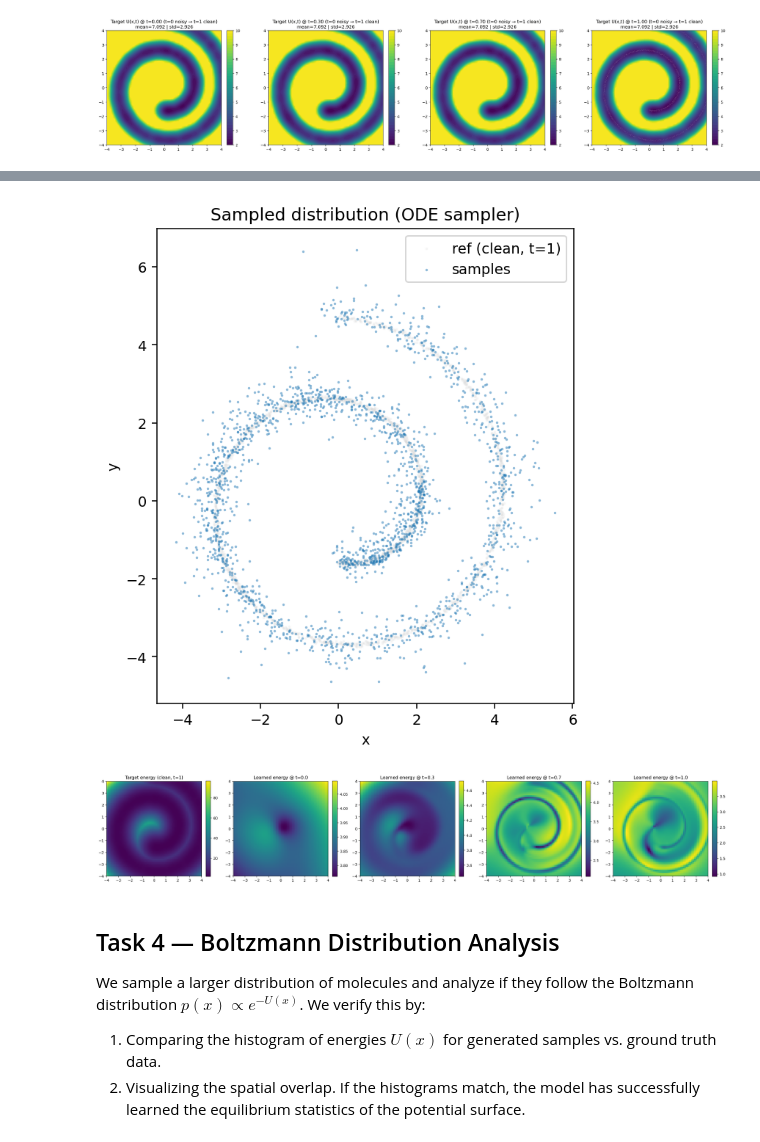
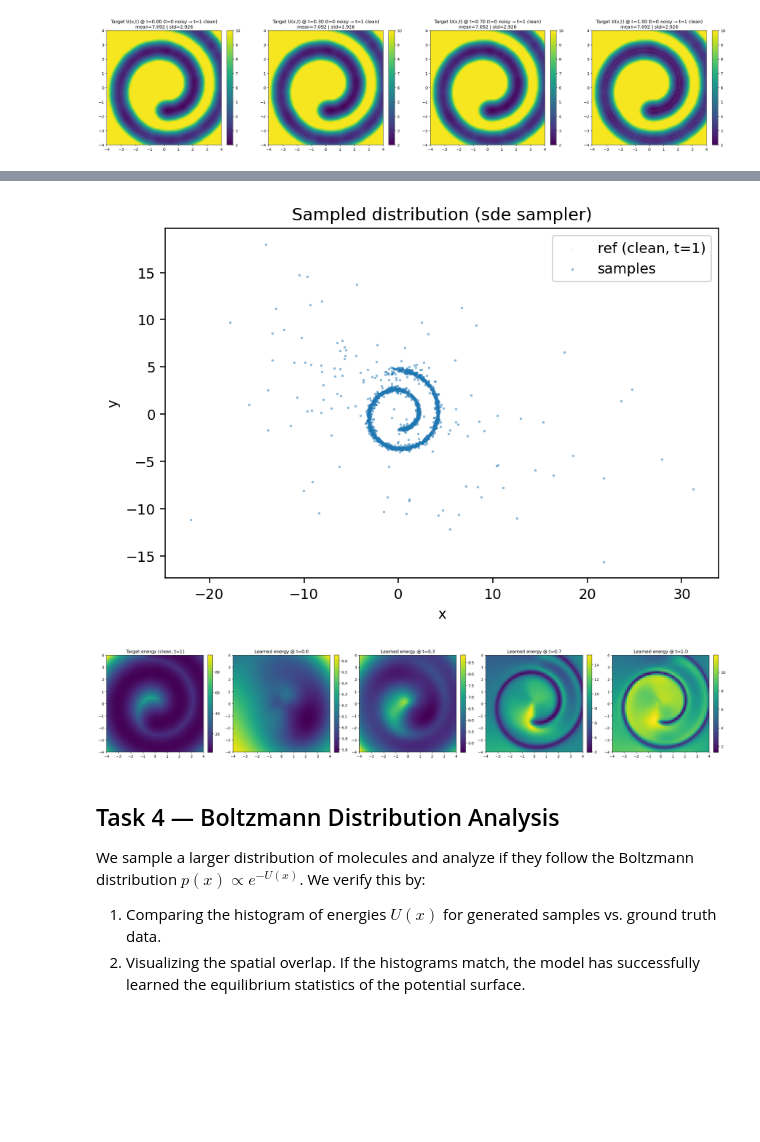
Before and after one commit to maximoffdev/DrugFlow, a Jupyter notebook: notebooks/swiss_roll_hjb_training.ipynb, the cells around one changed output, grey strips where cells are left out. Drawn from its saved outputs; the diff is of its cells as text; code cells hidden in the pictures; blank space fills up the shorter version.

Commit message:
Dual Model Training implementation

```diff
--- a/notebooks/swiss_roll_hjb_training.ipynb
+++ b/notebooks/swiss_roll_hjb_training.ipynb
@@ -206,17 +206,15 @@ def predict_energy_grid(
         temp = torch.full((N, 1), float(temperature), device=xy_grid.device, dtype=torch.float32)
     else:
         temp = None
-    pred, _ = model.dynamics(
+    _pred_diff, _pred_corr, pred_total = model._forward_model_components(
         ligand['x'],
         ligand['one_hot'],
         ligand['mask'],
-        pocket=None,
-        t=t,
+        t,
         temperature=temp,
-        bonds_ligand=None,
-        sc_transform=None,
+        correction_active=(model._phase_name_for_epoch() == 'correction'),
     )
-    e = pred['energy'].detach().cpu().numpy().reshape(grid_size, grid_size)
+    e = pred_total['energy'].detach().cpu().numpy().reshape(grid_size, grid_size)
     return e
 
 
@@ -844,47 +858,47 @@ samp = model.sample_ligand(
     num_nodes=1,
     temperature=1.0,
     temperature_sampler=1.0,
-    x_sampler='ode',
+    x_sampler=SAMPLE_X_MODE,
     h_sampler='markov_bridge',
-    stochastic_x=False,
+    stochastic_x=SAMPLE_STOCHASTIC_X,
     stochastic_h=False,
  )
 xy = samp['x'].detach().cpu().numpy()
 ax.scatter(ref[:, 0], ref[:, 1], s=3, c='0.85', alpha=0.25, linewidths=0, label='ref (clean, t=1)')
 ax.scatter(xy[:, 0], xy[:, 1], s=3, alpha=0.5, linewidths=0, label='samples')
-ax.set_title('Sampled distribution (ODE sampler)')
+ax.set_title(f'Sampled distribution ({SAMPLE_X_MODE} sampler)')
 ax.set_xlabel('x')
 ax.set_ylabel('y')
 ax.set_aspect('equal', adjustable='box')
 ax.legend()
 plt.show()
 
 fig, axes = plt.subplots(1, 1 + len(times_to_plot), figsize=(24, 5), dpi=140)
 
 # Target: show clean (t=1) energy surface for reference
 u_true_clean = target_energy_grid_at_t(t_val=1.0, clip_max=None)
 im0 = axes[0].imshow(u_true_clean, origin='lower', extent=(-4,4,-4,4), cmap='viridis', aspect='equal')
 axes[0].set_title('Target energy (clean, t=1)')
 plt.colorbar(im0, ax=axes[0], fraction=0.046, pad=0.04)
 
 for i, t_val in enumerate(times_to_plot):
     u_learned = predict_energy_grid(
         model,
         xy_grid=grid_tensor,
         grid_size=grid_size,
         allowed_z=allowed_z,
         t_val=float(t_val),
         temperature=1.0,
     )
     im = axes[i + 1].imshow(u_learned, origin='lower', extent=(-4,4,-4,4), cmap='viridis', aspect='equal')
     axes[i + 1].set_title(f'Learned energy @ t={float(t_val):.1f}')
     plt.colorbar(im, ax=axes[i + 1], fraction=0.046, pad=0.04)
 
 plt.tight_layout()
 plt.show()
 # %% [output]
-[figure, old version]
+[figure, new version]
-[figure, old version]
+[figure, new version]
 # %% [markdown]
 ## Task 4 — Boltzmann Distribution Analysis
 We sample a larger distribution of molecules and analyze if they follow the Boltzmann distribution $p(x) \propto e^{-U(x)}$.
```
Also changed, not shown: parts of 3 cells of this notebook, 5 other files.
